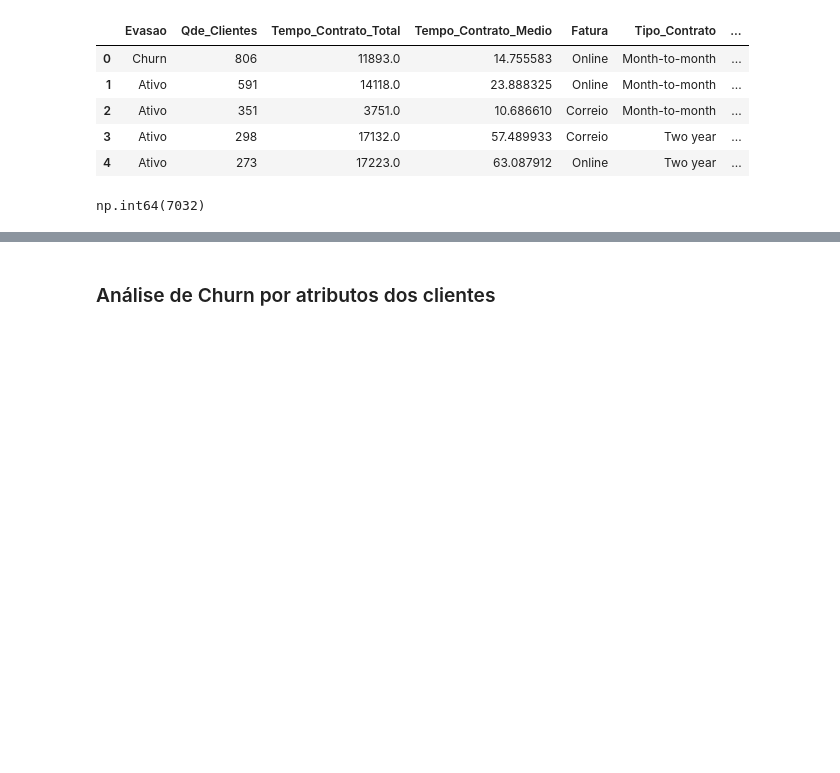
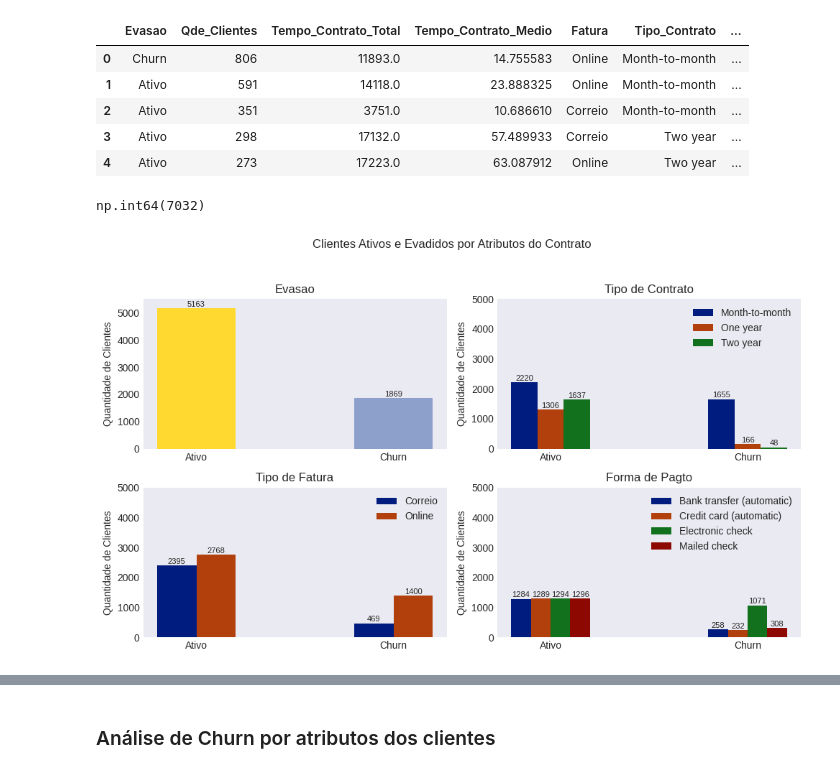
Before and after one commit to mauricioaalmeida/ONE-TelecomX, a Jupyter notebook: TelecomX_BR.ipynb, the cells around one changed output, grey strips where cells are left out. Cells and saved outputs as stored; diff of their text form; code cells hidden in the pictures; blank space fills up the shorter version.

```diff
--- a/TelecomX_BR.ipynb
+++ b/TelecomX_BR.ipynb
@@ -1296,20 +1295,22 @@ np.int64(7032)
 # %%
 titulo = 'Clientes Ativos e Evadidos por Atributos do Contrato'
 col_valores = 'Qde_Clientes'
 col_pivot = ['','Tipo_Contrato','Fatura','Forma_Pagto']
 col_grupos = 'Evasao'
 titulos_axes = ['Evasao','Tipo de Contrato','Tipo de Fatura','Forma de Pagto']
 legendas = ['Quantidade de Clientes','Quantidade de Clientes','Quantidade de Clientes','Quantidade de Clientes',
              '','','','']
-lim_y = [ 5000, 5000, 5000, 5000]
+lim_y = [ 5500, 5000, 5000, 5000]
 
 df_graf= [pd.DataFrame() for _ in range(4)]
 
 df_graf[0]  = ouro_Gasto_Contratos.groupby(col_grupos)[col_valores].sum().reset_index()
 for i in range(1,4):
   df_graf[i] = pd.pivot_table(data=ouro_Gasto_Contratos, values=col_valores, index=col_grupos,columns= col_pivot[i], aggfunc='sum', fill_value=0).reset_index()
 
 graficos_atributos2(df_graf, titulos_axes, legendas, titulo, lim_y)
+# %% [output]
+[figure, added]
 # %%
 titulo = 'Gastos Médios de Clientes Ativos e Evadidos por Atributos do Contrato'
 col_valores = 'Media_Gasto_Mes'
```
Also changed, not shown: parts of 18 cells of this notebook.
